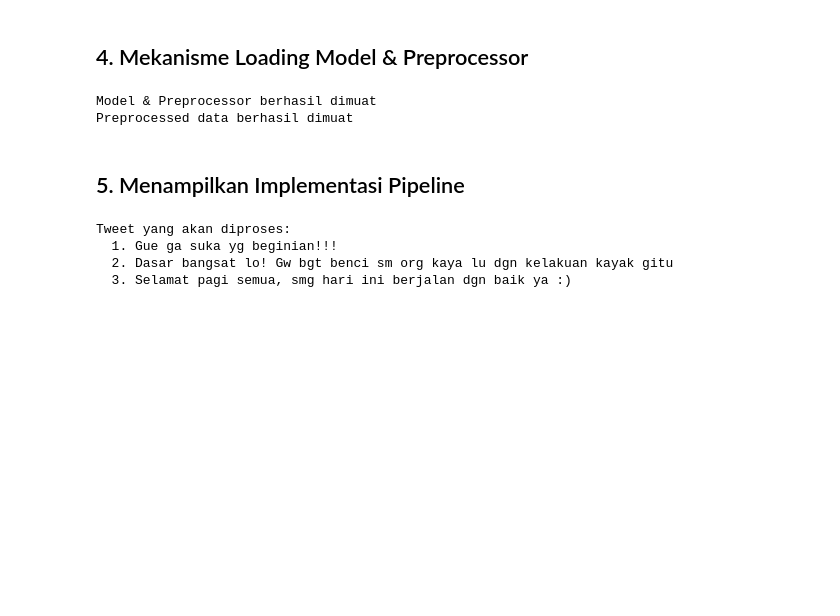
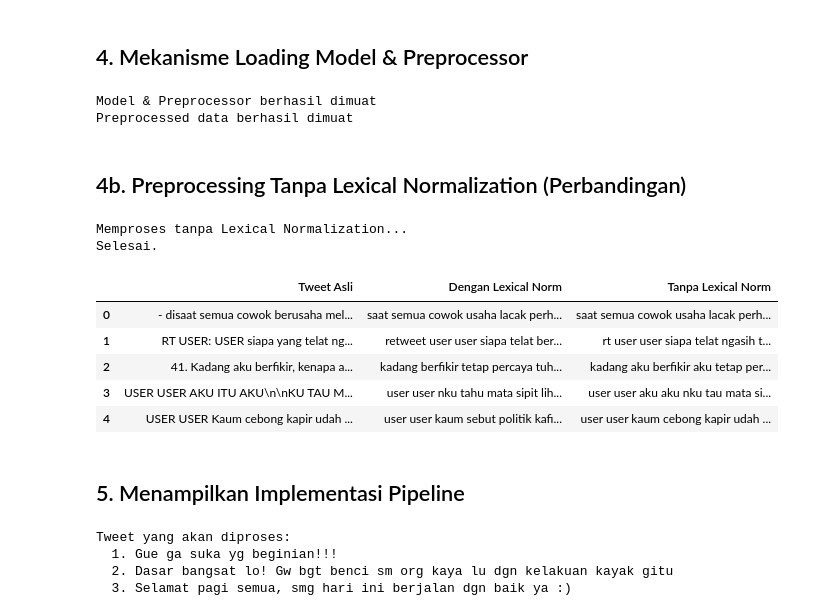
Before and after one commit to ElloRabyndra/indo-hate-speech-normalization, a Jupyter notebook: main.ipynb, the cells around one changed output. Saved outputs shown, nothing was run; the diff lists cells and outputs as text; code cells hidden in the pictures; blank space fills up the shorter version.

```diff
--- a/main.ipynb
+++ b/main.ipynb
@@ -629,7 +637,7 @@ class IndonesianNLPPreprocessor:
         return [self.stemmer.stem(t) for t in tokens]
 
 
-    # Fungsi Utama
+    # Fungsi Utama dengan lexical normalization
     def preprocess(self, text: str) -> str:
         sentences = self.sentence_segmentation(text)
         text = ' '.join(sentences) if sentences else str(text)
@@ -639,6 +647,18 @@ class IndonesianNLPPreprocessor:
         tokens = self.remove_stopwords(tokens)
         tokens = self.stem(tokens)
         return ' '.join(tokens)
+
+    # Fungsi Utama tanpa lexical normalization
+    def preprocess_no_lexnorm(self, text: str) -> str:
+        """Pipeline tanpa Lexical Normalization (untuk perbandingan)"""
+        sentences = self.sentence_segmentation(text)
+        all_tokens = []
+        for sentence in sentences:
+            tokens = self.tokenize(sentence)
+            tokens = self.remove_stopwords(tokens)
+            tokens = self.stem(tokens)
+            all_tokens.extend(tokens)
+        return ' '.join(all_tokens)
 # %% [markdown]
 ## 4. Mekanisme Loading Model & Preprocessor
 # %%
@@ -679,6 +699,29 @@ else:
 # %% [output]
 Model & Preprocessor berhasil dimuat
 Preprocessed data berhasil dimuat
+# %% [markdown]
+## 4b. Preprocessing Tanpa Lexical Normalization (Perbandingan)
+# %%
+# Jalankan preprocessing tanpa lexical normalization pada seluruh dataset
+print('Memproses tanpa Lexical Normalization...')
+df['processed_text_no_lexnorm'] = df['Tweet'].apply(
+    preprocessor.preprocess_no_lexnorm
+)
+print('Selesai.')
+
+# Tampilkan perbandingan sampel
+sample = df[['Tweet', 'processed_text', 'processed_text_no_lexnorm']].head(5)
+sample.columns = ['Tweet Asli', 'Dengan Lexical Norm', 'Tanpa Lexical Norm']
+display(sample)
+# %% [output]
+Memproses tanpa Lexical Normalization...
+Selesai.
+|  | Tweet Asli | Dengan Lexical Norm | Tanpa Lexical Norm |
+| 0 | - disaat semua cowok berusaha mel... | saat semua cowok usaha lacak perh... | saat semua cowok usaha lacak perh... |
+| 1 | RT USER: USER siapa yang telat ng... | retweet user user siapa telat ber... | rt user user siapa telat ngasih t... |
+| 2 | 41. Kadang aku berfikir, kenapa a... | kadang berfikir tetap percaya tuh... | kadang aku berfikir aku tetap per... |
+| 3 | USER USER AKU ITU AKU\n\nKU TAU M... | user user nku tahu mata sipit lih... | user user aku aku nku tau mata si... |
+| 4 | USER USER Kaum cebong kapir udah ... | user user kaum sebut politik kafi... | user user kaum cebong kapir udah ... |
 # %% [markdown]
 ## 5. Menampilkan Implementasi Pipeline
 # %%
```
Also changed, not shown: parts of 6 cells of this notebook.
